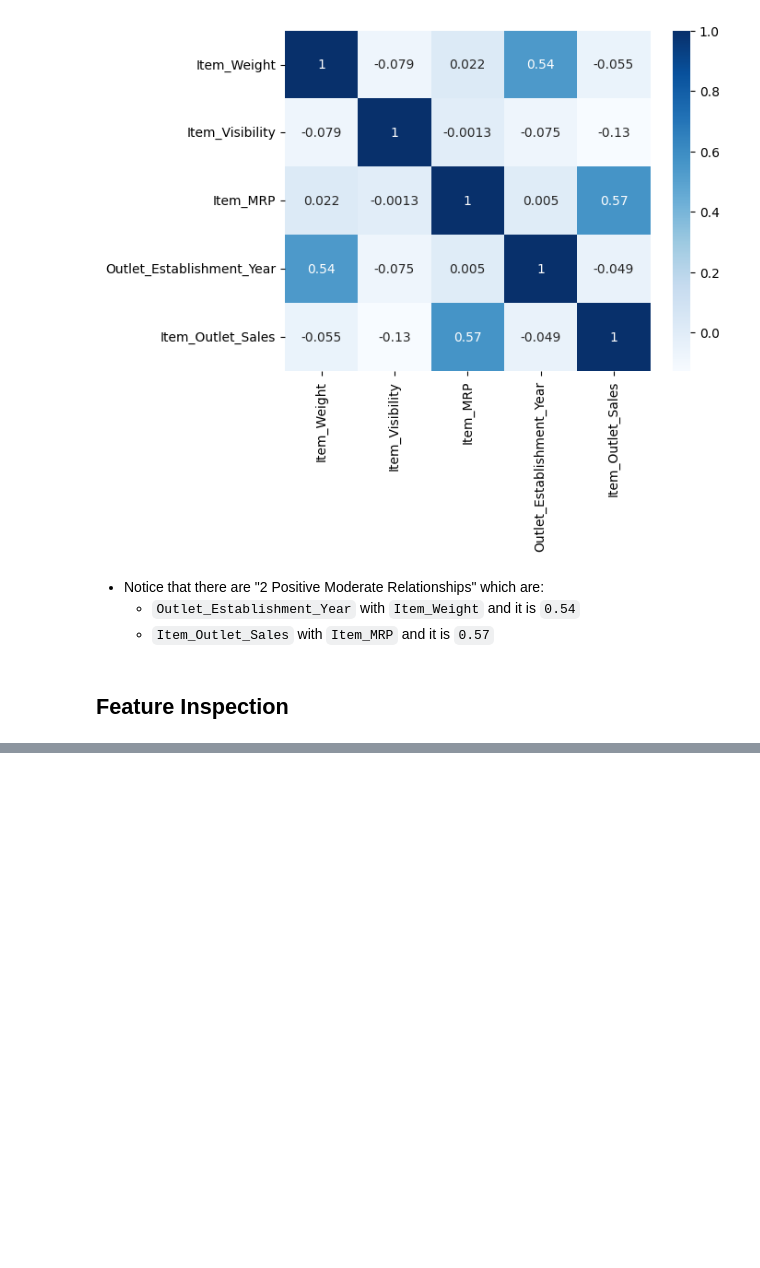
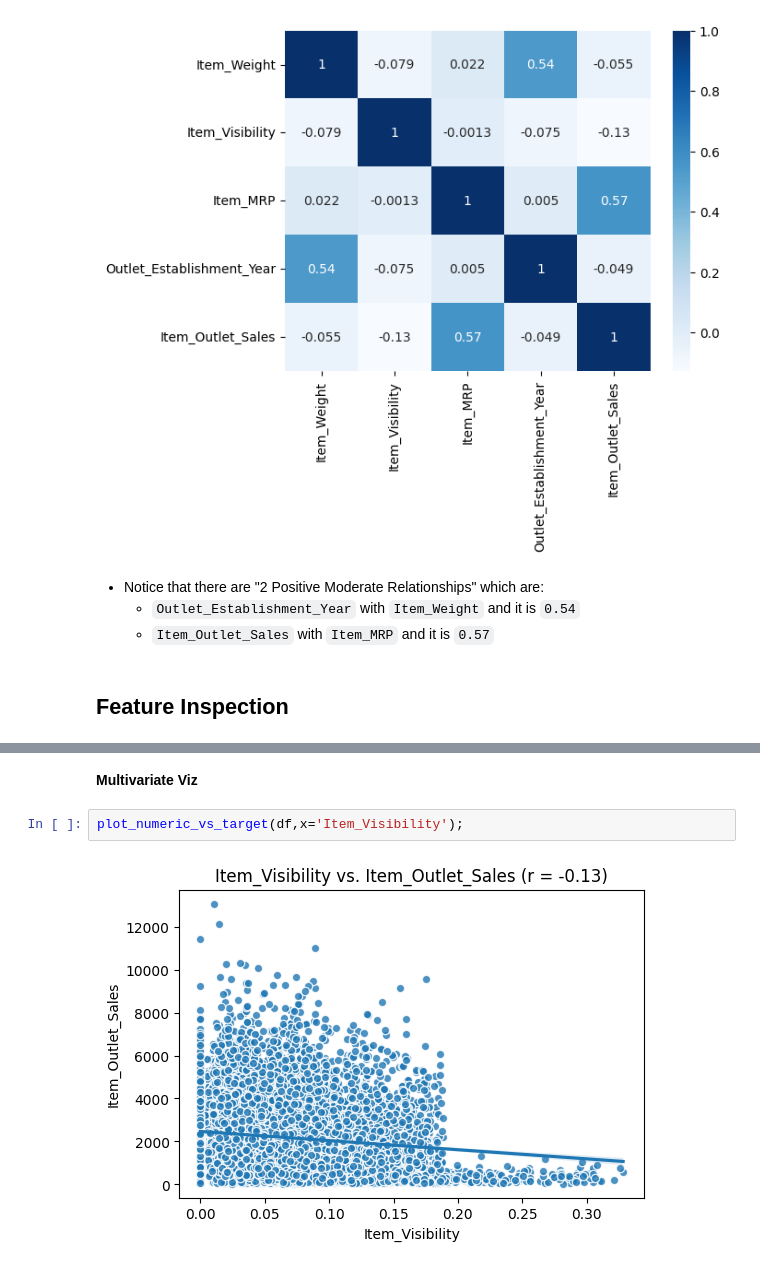
Before and after one commit to ali94an/Prediction-of-Product-Sales, a Jupyter notebook: Prediction_of_Product_Sales.ipynb, the cells around one changed output, grey strips where cells are left out. Drawn from its saved outputs; the diff is of its cells as text; blank space fills up the shorter version.

```diff
--- a/Prediction_of_Product_Sales.ipynb
+++ b/Prediction_of_Product_Sales.ipynb
@@ -377,0 +603,6 @@ sns.heatmap(corr,annot=True,cmap='Blues');
+# %% [markdown]
+**Multivariate Viz**
+# %%
+plot_numeric_vs_target(df,x='Item_Visibility');
+# %% [output]
+[figure, added]
```
Also changed, not shown: parts of 93 cells of this notebook.
